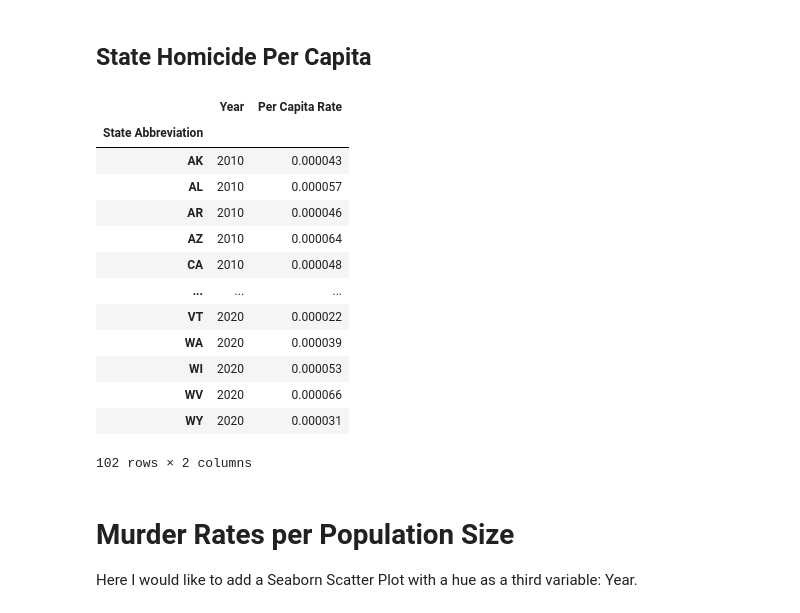
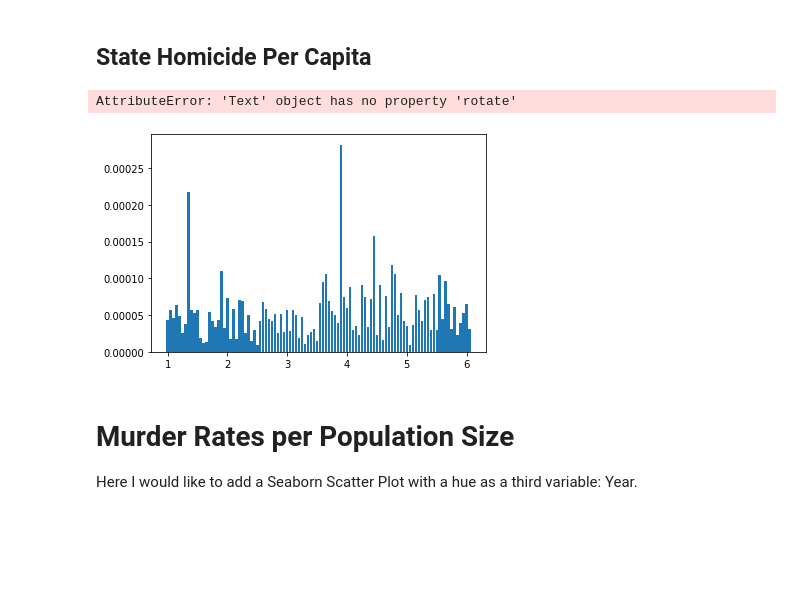
Before and after one commit to N-J-Miller/Project_1, a Jupyter notebook: Project_01_Hafsa_and_Nicole.ipynb, the cells around one changed output. Saved outputs shown, nothing was run; the diff lists cells and outputs as text; code cells hidden in the pictures; blank space fills up the shorter version.

```diff
--- a/Project_01_Hafsa_and_Nicole.ipynb
+++ b/Project_01_Hafsa_and_Nicole.ipynb
@@ -304,7 +291,7 @@ state_murders_2020.set_index('Year')
 # Join the dataframes
 
 state_murders_df = pd.concat([state_murders_2010, state_murders_2020],ignore_index=True)
-state_murders_df.sort_values(by='State Abbreviation',axis=0, ascending=True, inplace=False, kind='quicksort', na_position='last')
+state_murders_df.sort_values(by='State Abbreviation',axis=0, ascending=True, inplace=False, kind='quicksort',)
 # %% [output]
 |  | State Abbreviation | Year | Population | Number of Homicides | Per Capita Rate |
 | 0 | AK | 2010 | 714146 | 31 | 0.000043 |
@@ -365,35 +327,26 @@ plt.show()
 # %% [markdown]
 ## State Homicide Per Capita
 # %%
+# This is wrong. I need to set it up where the Years are two separate bar plots laid over
+# each other OR in two subplots. I gotta fix!
+
 state_per_capita = state_murders_df[['Year', 'State Abbreviation', 'Per Capita Rate']]
-state_per_capita.set_index('State Abbreviation')
-#fig, ax = plt.subplots()
+#state_per_capita.set_index('State Abbreviation')
+fig, ax = plt.subplots()
 
 # Plot a bar-chart of homicide rates per capita as a function of state
-#ax.bar(state_per_capita.index, medals['Gold'])
+ax.bar(state_per_capita.index, state_per_capita['Per Capita Rate'])
 
-# # Set the x-axis tick labels to the country names
-# ax.set_xticklabels(medals.index, rotation=90)
+# Set the x-axis tick labels
+ax.set_xticklabels(state_per_capita.index, rotate= 90)
 
-# # Set the y-axis label
-# ax.set_ylabel("Number of medals")
+# Set the y-axis label
+ax.set_ylabel("Homicide Rate per Capita")
 
-# plt.show()
+plt.show()
 # %% [output]
-|  | Year | Per Capita Rate |
-| State Abbreviation |  |  |
-| AK | 2010 | 0.000043 |
-| AL | 2010 | 0.000057 |
-| AR | 2010 | 0.000046 |
-| AZ | 2010 | 0.000064 |
-| CA | 2010 | 0.000048 |
-| ... | ... | ... |
-| VT | 2020 | 0.000022 |
-| WA | 2020 | 0.000039 |
-| WI | 2020 | 0.000053 |
-| WV | 2020 | 0.000066 |
-| WY | 2020 | 0.000031 |
-102 rows × 2 columns
+AttributeError: 'Text' object has no property 'rotate'
+[figure, added]
 # %% [markdown]
 # Murder Rates per Population Size
 
```
Also changed, not shown: parts of 7 cells of this notebook.
